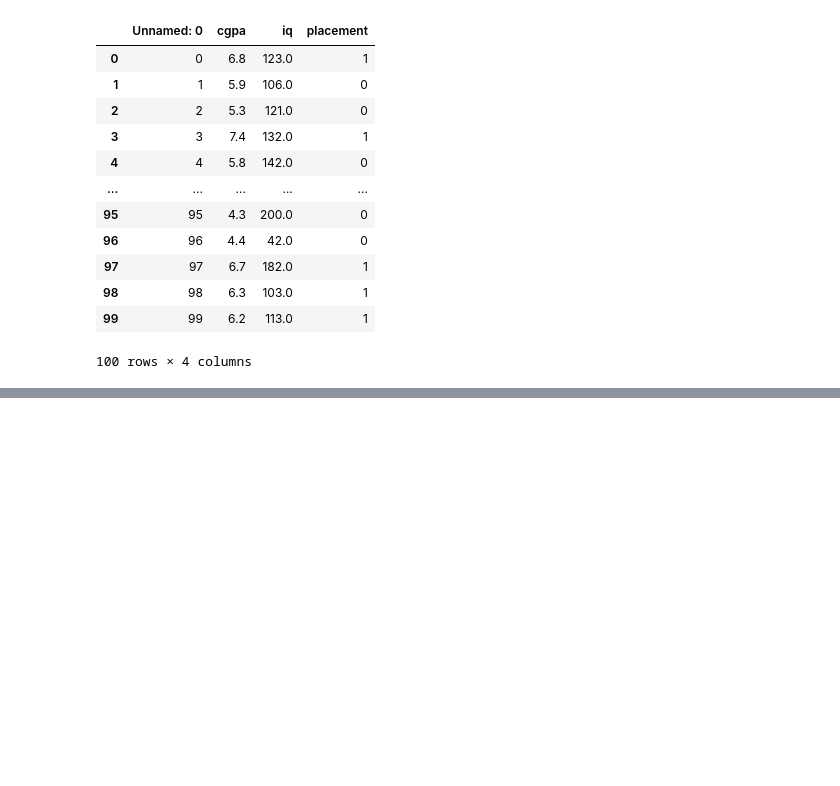
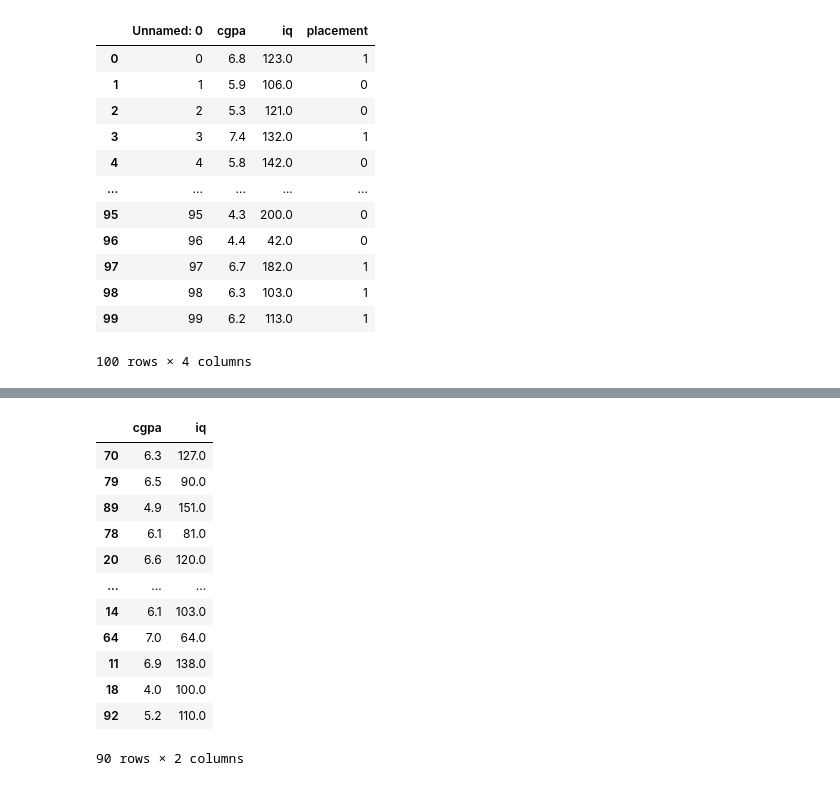
Before and after one commit to Khusheyy/MACHINE-LEARNING, a Jupyter notebook: classification.ipynb, the cells around one changed output, grey strips where cells are left out. Saved outputs shown, nothing was run; the diff lists cells and outputs as text; code cells hidden in the pictures; blank space fills up the shorter version.

```diff
--- a/classification.ipynb
+++ b/classification.ipynb
@@ -31,0 +104,20 @@ df
+# %%
+from sklearn.model_selection import train_test_split
+
+X_train, X_test, y_train, y_test = train_test_split(X, y, test_size=0.1)
+# %%
+X_train
+# %% [output]
+|  | cgpa | iq |
+| 70 | 6.3 | 127.0 |
+| 79 | 6.5 | 90.0 |
+| 89 | 4.9 | 151.0 |
+| 78 | 6.1 | 81.0 |
+| 20 | 6.6 | 120.0 |
+| ... | ... | ... |
+| 14 | 6.1 | 103.0 |
+| 64 | 7.0 | 64.0 |
+| 11 | 6.9 | 138.0 |
+| 18 | 4.0 | 100.0 |
+| 92 | 5.2 | 110.0 |
+90 rows × 2 columns
```
Also changed, not shown: parts of 27 cells of this notebook, 2 other files.
